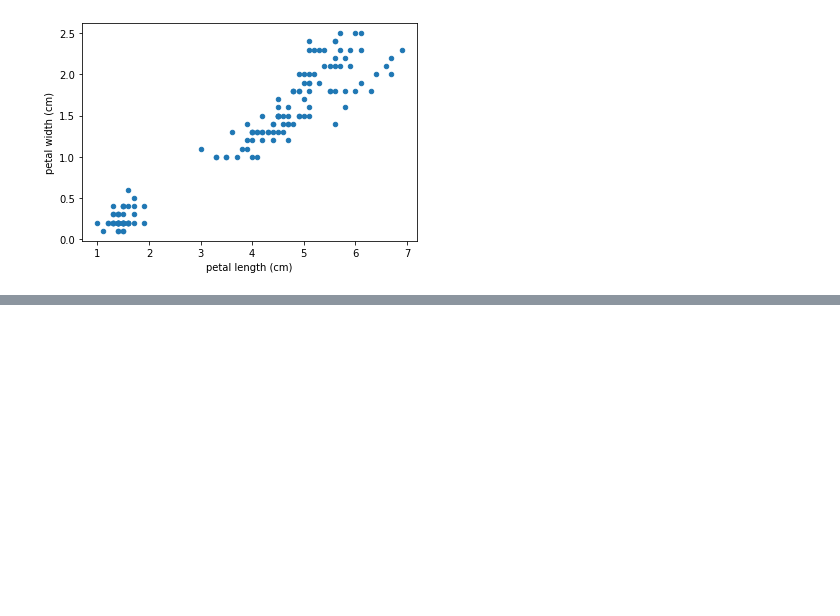
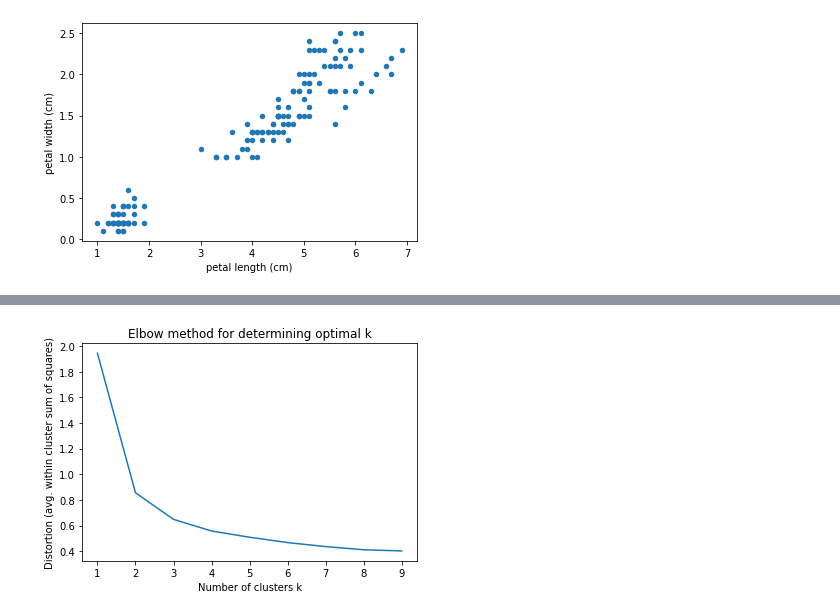
Before and after one commit to ellieflgr/Iris-kmeans-clustering, a Jupyter notebook: Iris Classification with k-means Clustering.ipynb, the cells around one changed output, grey strips where cells are left out. Drawn from its saved outputs; the diff is of its cells as text; code cells hidden in the pictures; blank space fills up the shorter version.

Commit message:
added elbow method

```diff
--- a/Iris Classification with k-means Clustering.ipynb
+++ b/Iris Classification with k-means Clustering.ipynb
@@ -54,0 +65,33 @@ iris_data.plot(kind = "scatter", x = "petal length (cm)" , y = "petal width (cm)
+# %%
+from sklearn.cluster import KMeans
+import matplotlib.pyplot as plt
+from scipy.spatial.distance import cdist
+import numpy as np
+
+#We iterate the values of k from 1 to 9 and calculate the values of distortions for each value of k...
+#...and calculate the distortion and inertia for each value of k in the given range.
+
+distortions = []
+inertias = []
+
+for k in range(1,10):
+    kmeans = KMeans(n_clusters = k, init = 'k-means++', max_iter = 300, n_init = 10, random_state = 0)
+    kmeans.fit(iris_data)
+    #inertia is attribute of our kmeans instance
+    inertias.append(kmeans.inertia_)
+
+    #disortion = average of squared distances from cluster centers of resp. clusters, usually euclidean
+    #...distance is used
+    #cdist computes distance between each pair of the two collections of inputs
+    dist_data_ccenters = cdist(iris_data, kmeans.cluster_centers_, 'euclidean')
+    distortions.append(sum(np.min(dist_data_ccenters, axis=1)) / iris_data.shape[0])
+
+#Plotting results
+plt.plot(range(1, 10), distortions)
+plt.title('Elbow method for determining optimal k')
+plt.xlabel('Number of clusters k')
+plt.ylabel('Distortion (avg. within cluster sum of squares)')
+
+plt.show()
+# %% [output]
+[figure, added]
```
Also changed, not shown: parts of 1 cell of this notebook.
